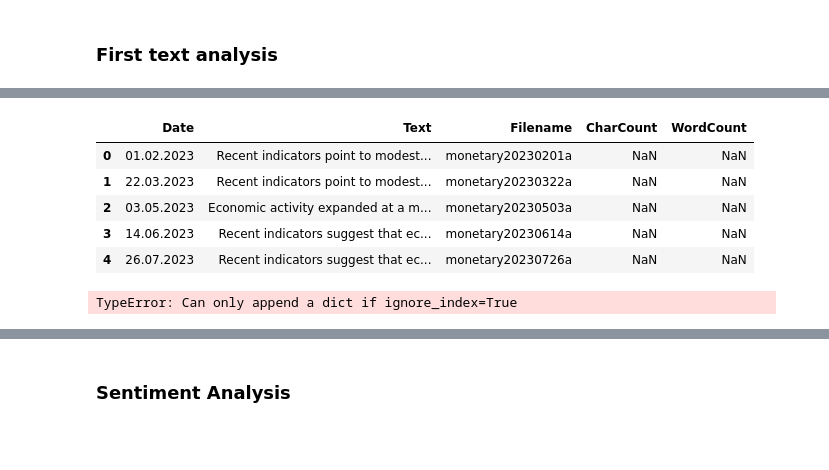
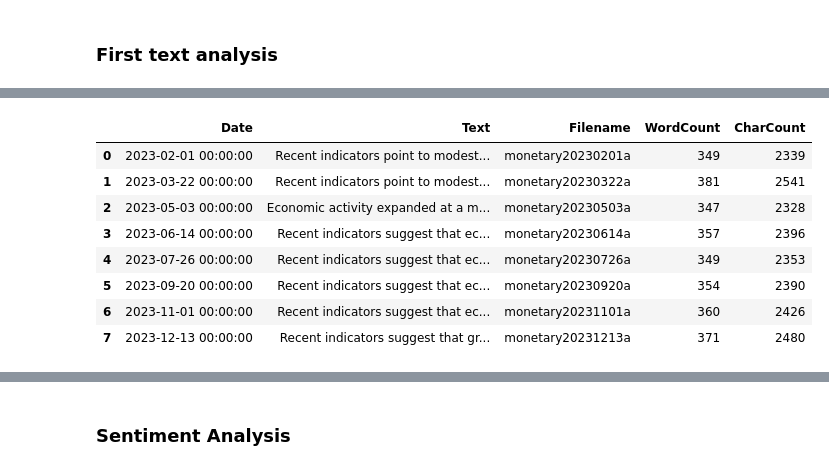
Before and after one commit to timtheuz/ICBIRDIRM, a Jupyter notebook: main.ipynb, the cells around one changed output, grey strips where cells are left out. Saved outputs shown, nothing was run; the diff lists cells and outputs as text; code cells hidden in the pictures; blank space fills up the shorter version.

```diff
--- a/main.ipynb
+++ b/main.ipynb
@@ -107,7 +117,7 @@ def process_date(date):
     # Transform the date format
     datetime_object = datetime.strptime(raw_date, '%B %d, %Y')
     formatted_date = datetime_object.strftime('%d.%m.%Y')
-    return formatted_date
+    return pd.to_datetime(formatted_date, format='%d.%m.%Y')
 
 def process_url(url):
     return url.split('/')[-1].split('.')[0]
@@ -271,3 +322,7 @@ def get_char_count(text):
     return char_count
 # %%
 df_fomc_press_statements = df_fomc_press_statements.assign(WordCount='', CharCount='')
+# %%
+for index, row in df_fomc_press_statements.iterrows():
+    print("Index:\t ", index)
+    print('Row:\t', row)
@@ -273,0 +347,6 @@ df_fomc_press_statements = df_fomc_press_statements.assign(WordCount='', CharCou
+# %%
+for index, row in df_fomc_press_statements.iterrows():
+    #text = row['Text'].astype(str)
+    print(type(row['Text']))
+    df_fomc_press_statements.at[index, 'WordCount'] = get_word_count(row['Text'])
+    df_fomc_press_statements.at[index, 'CharCount'] = get_char_count(row['Text'])
@@ -274,14 +362,12 @@ df_fomc_press_statements = df_fomc_press_statements.assign(WordCount='', CharCou
 # %%
-df_fomc_press_statements.head()
+df_fomc_press_statements
 # %% [output]
-|  | Date | Text | Filename | CharCount | WordCount |
-| 0 | 01.02.2023 | Recent indicators point to modest... | monetary20230201a | NaN | NaN |
-| 1 | 22.03.2023 | Recent indicators point to modest... | monetary20230322a | NaN | NaN |
-| 2 | 03.05.2023 | Economic activity expanded at a m... | monetary20230503a | NaN | NaN |
-| 3 | 14.06.2023 | Recent indicators suggest that ec... | monetary20230614a | NaN | NaN |
-| 4 | 26.07.2023 | Recent indicators suggest that ec... | monetary20230726a | NaN | NaN |
+|  | Date | Text | Filename | WordCount | CharCount |
+| 0 | 2023-02-01 00:00:00 | Recent indicators point to modest... | monetary20230201a | 349 | 2339 |
+| 1 | 2023-03-22 00:00:00 | Recent indicators point to modest... | monetary20230322a | 381 | 2541 |
+| 2 | 2023-05-03 00:00:00 | Economic activity expanded at a m... | monetary20230503a | 347 | 2328 |
+| 3 | 2023-06-14 00:00:00 | Recent indicators suggest that ec... | monetary20230614a | 357 | 2396 |
+| 4 | 2023-07-26 00:00:00 | Recent indicators suggest that ec... | monetary20230726a | 349 | 2353 |
+| 5 | 2023-09-20 00:00:00 | Recent indicators suggest that ec... | monetary20230920a | 354 | 2390 |
+| 6 | 2023-11-01 00:00:00 | Recent indicators suggest that ec... | monetary20231101a | 360 | 2426 |
+| 7 | 2023-12-13 00:00:00 | Recent indicators suggest that gr... | monetary20231213a | 371 | 2480 |
-# %%
-for x in df_fomc_press_statements['Text']:
-    df_fomc_press_statements = df_fomc_press_statements.append({'WordCount': get_word_count(x), 'CharCount': get_char_count(x)}, ignore_index=False)
-# %% [output]
-TypeError: Can only append a dict if ignore_index=True
```
Also changed, not shown: parts of 33 cells of this notebook.
